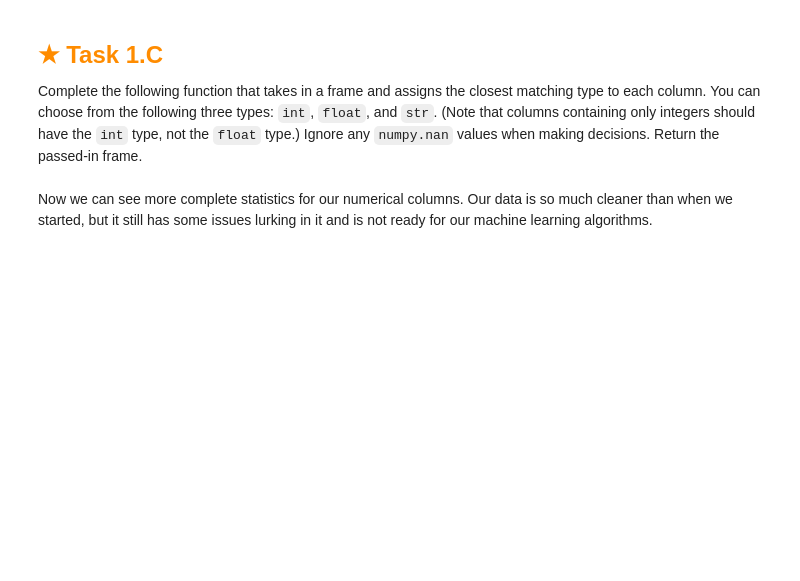
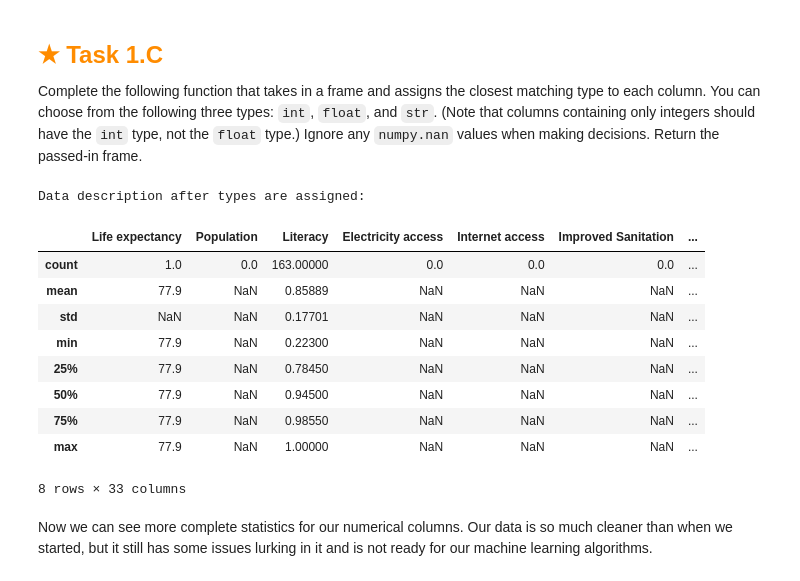
Before and after one commit to seanandreee/HO3, a Jupyter notebook: assignment.ipynb, the cells around one changed output. Saved outputs shown, nothing was run; the diff lists cells and outputs as text; code cells hidden in the pictures; blank space fills up the shorter version.

```diff
--- a/assignment.ipynb
+++ b/assignment.ipynb
@@ -173,11 +289,52 @@ Ignore any `numpy.nan` values when making decisions.
 Return the passed-in frame.
 # %%
 def guess_types(frame):
-    return NotImplemented
+    for column in frame.columns:
+        non_null_values = frame[column].dropna()
+
+        all_int = True
+        all_float = True
+
+        for value in non_null_values:
+            try:
+                int_values = int(value)
+                if int_values != float(value):
+                    all_int = False
+
+                all_float = all_float and True
+
+            except ValueError:
+                all_int = False
+                try:
+                    float(value)
+                except ValueError:
+                    all_float = False
+                    break
+
+        if all_int:
+            frame[column] = frame[column].fillna(0).astype(int)
+            frame[column] = frame[column].replace(0, np.nan)
+        elif all_float:
+            frame[column] = frame[column].astype(float)
+        else:
+            frame[column] = frame[column].astype(str)
+    return frame
 
 print("Data description after types are assigned:")
 guess_types(world_data)
 world_data.describe()
+# %% [output]
+Data description after types are assigned:
+|  | Life expectancy | Population | Literacy | Electricity access | Internet access | Improved Sanitation | ... |
+| count | 1.0 | 0.0 | 163.00000 | 0.0 | 0.0 | 0.0 | ... |
+| mean | 77.9 | NaN | 0.85889 | NaN | NaN | NaN | ... |
+| std | NaN | NaN | 0.17701 | NaN | NaN | NaN | ... |
+| min | 77.9 | NaN | 0.22300 | NaN | NaN | NaN | ... |
+| 25% | 77.9 | NaN | 0.78450 | NaN | NaN | NaN | ... |
+| 50% | 77.9 | NaN | 0.94500 | NaN | NaN | NaN | ... |
+| 75% | 77.9 | NaN | 0.98550 | NaN | NaN | NaN | ... |
+| max | 77.9 | NaN | 1.00000 | NaN | NaN | NaN | ... |
+8 rows × 33 columns
 # %% [markdown]
 Now we can see more complete statistics for our numerical columns.
 Our data is so much cleaner than when we started,
```
Also changed, not shown: parts of 14 cells of this notebook.
